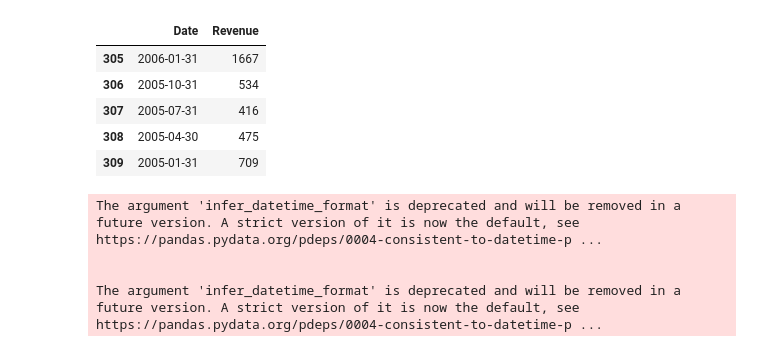
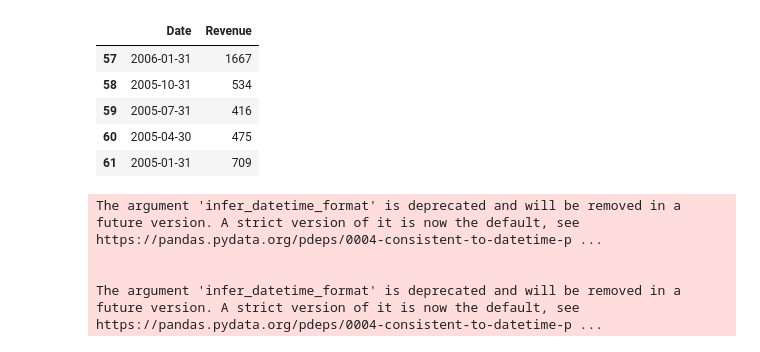
Before and after one commit to buddhadas/TesTer, a Jupyter notebook: Analyzing_Historical_Stock_Revenue_Data_and_Building_a_Dashboard.ipynb, the cells around one changed output. Saved outputs shown, nothing was run; the diff lists cells and outputs as text; code cells hidden in the pictures.

```diff
--- a/Analyzing_Historical_Stock_Revenue_Data_and_Building_a_Dashboard.ipynb
+++ b/Analyzing_Historical_Stock_Revenue_Data_and_Building_a_Dashboard.ipynb
@@ -118,0 +98,21 @@ for table in soup.find_all('table'):
+# %%
+soup = BeautifulSoup(html_dataa,'html5lib')
+soup.find_all('title')
+
+gme_revenue = pd.DataFrame(columns=['Date', 'Revenue'])
+
+for table in soup.find_all('table'):
+
+    if ('GameStop Quarterly Revenue' in table.find('th').text):
+        rows = table.find_all('tr')
+
+        for row in rows:
+            col = row.find_all('td')
+
+            if col != []:
+                date = col[0].text
+                revenue = col[1].text.replace(',','').replace('$','')
+
+                gme_revenue = gme_revenue._append({"Date":date, "Revenue":revenue}, ignore_index=True)
+
+gme_revenue["Revenue"] = gme_revenue['Revenue'].str.replace(",|\$","")
@@ -119,12 +127,16 @@ for table in soup.find_all('table'):
 # %%
+gme_revenue.dropna(inplace=True)
+
+gme_revenue = gme_revenue[gme_revenue['Revenue'] != ""]
+
 gme_revenue.tail()
 # %% [output]
 |  | Date | Revenue |
-| 305 | 2006-01-31 | 1667 |
-| 306 | 2005-10-31 | 534 |
-| 307 | 2005-07-31 | 416 |
-| 308 | 2005-04-30 | 475 |
-| 309 | 2005-01-31 | 709 |
+| 57 | 2006-01-31 | 1667 |
+| 58 | 2005-10-31 | 534 |
+| 59 | 2005-07-31 | 416 |
+| 60 | 2005-04-30 | 475 |
+| 61 | 2005-01-31 | 709 |
 # %%
 make_graph(tesla_data, tesla_revenue, 'Tesla')
 # %% [output]
```
Also changed, not shown: parts of 10 cells of this notebook.
